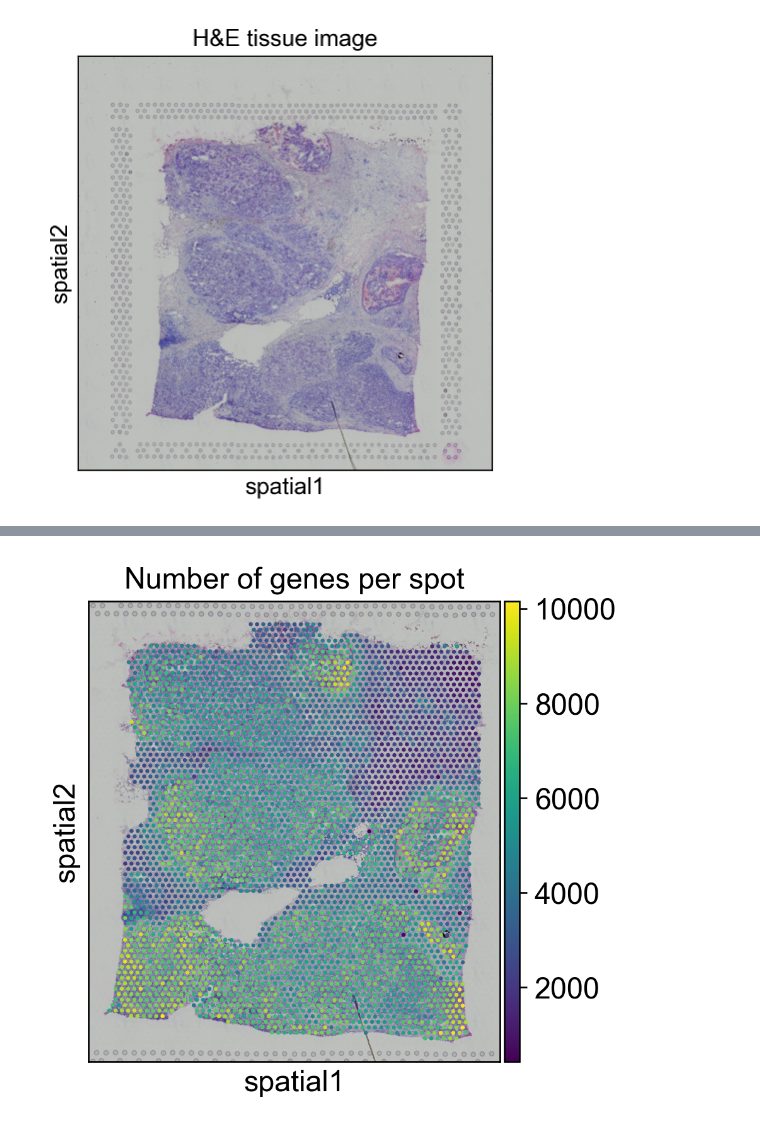
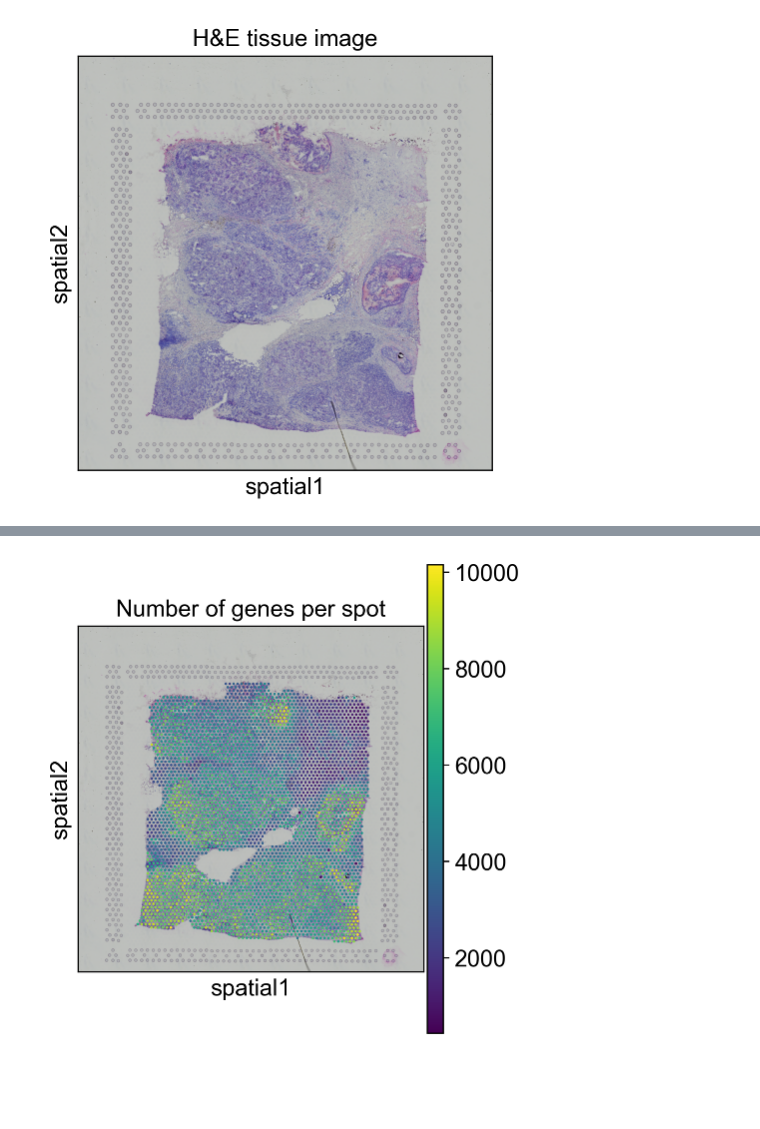
Before and after one commit to dtquocbao/Spatial-AI-for-Breast-Cancer-Tumor-Microenvironment-Mapping, a Jupyter notebook: notebooks/01_visium_breast_cancer_exploration.ipynb, the cells around one changed output, grey strips where cells are left out. Cells and saved outputs as stored; diff of their text form; code cells hidden in the pictures; blank space fills up the shorter version.

```diff
--- a/notebooks/01_visium_breast_cancer_exploration.ipynb
+++ b/notebooks/01_visium_breast_cancer_exploration.ipynb
@@ -109,5 +109,5 @@ sc.pl.spatial(adata, library_id=library_id, color="total_counts", title="Total c
 # %%
 # Number of genes per spot
-sc.pl.spatial(adata, library_id=library_id, color="n_genes_by_counts", title="Number of genes per spot")
+sq.pl.spatial_scatter(adata, library_id=library_id, color="n_genes_by_counts", title="Number of genes per spot")
 # %% [output]
-[figure, old version]
+[figure, new version]
```
Also changed, not shown: parts of 1 cell of this notebook, 10 other files.
